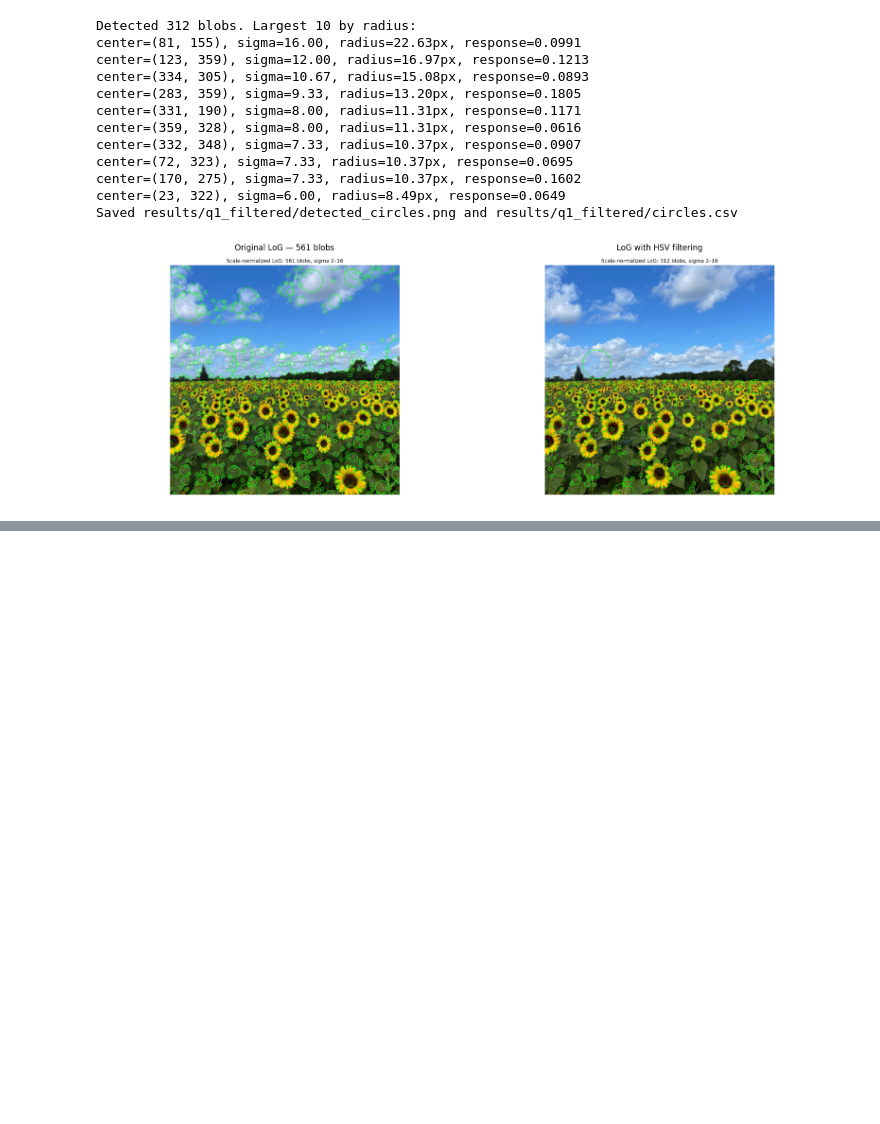
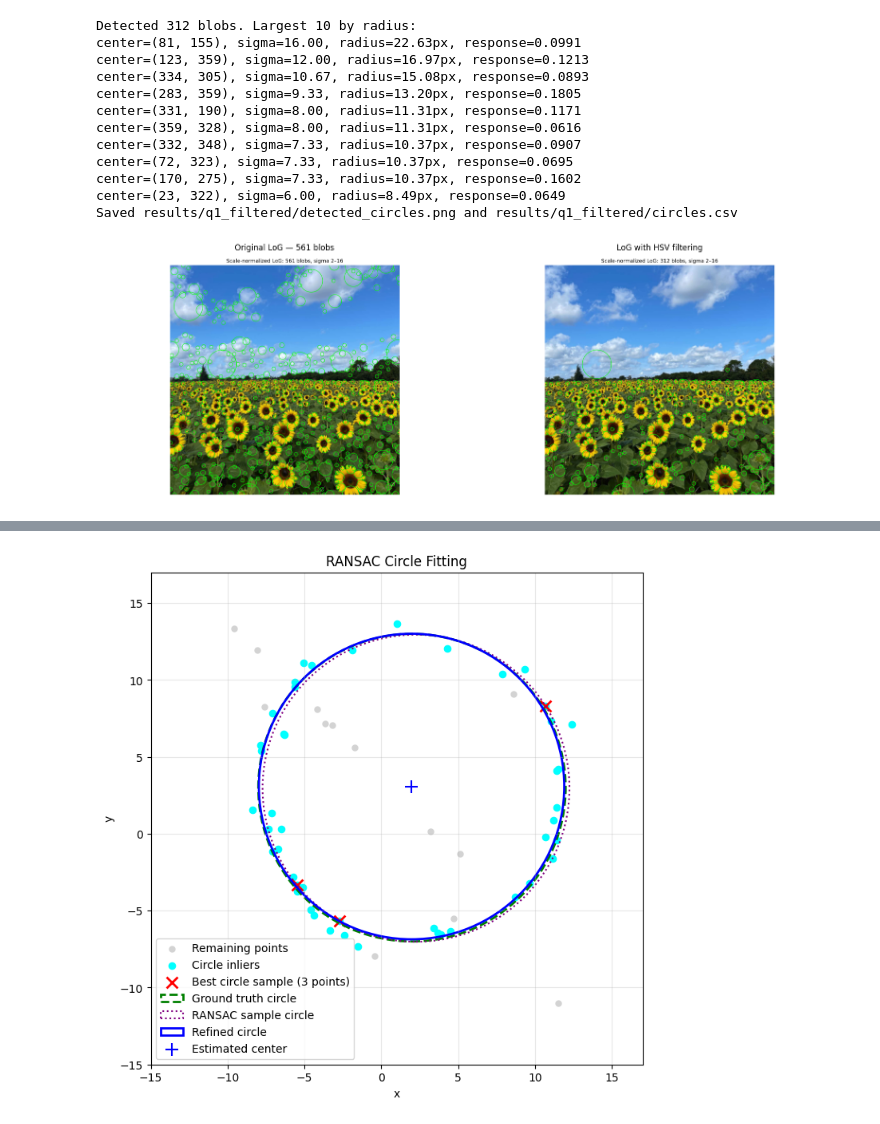
Before and after one commit to NisalJayaweera/EN3160-Fitting-and-Alignment, a Jupyter notebook: notebooks/Q1_Sunflower_Blob_Detection.ipynb, the cells around one changed output, grey strips where cells are left out. Drawn from its saved outputs; the diff is of its cells as text; code cells hidden in the pictures; blank space fills up the shorter version.

```diff
--- a/notebooks/Q1_Sunflower_Blob_Detection.ipynb
+++ b/notebooks/Q1_Sunflower_Blob_Detection.ipynb
@@ -172,0 +573,93 @@ plt.show()
+# %%
+
+fig, ax = plt.subplots(figsize=(8, 8))
+
+# Remaining points
+ax.scatter(
+    X_remaining[:, 0],
+    X_remaining[:, 1],
+    s=25,
+    color="lightgray",
+    label="Remaining points"
+)
+
+# Circle inliers
+circle_inliers = X_remaining[circle_result["inliers"]]
+
+ax.scatter(
+    circle_inliers[:, 0],
+    circle_inliers[:, 1],
+    s=35,
+    color="cyan",
+    label="Circle inliers"
+)
+
+# Best RANSAC sample
+sample = X_remaining[circle_result["sample_indices"]]
+
+ax.scatter(
+    sample[:, 0],
+    sample[:, 1],
+    s=100,
+    color="red",
+    marker="x",
+    linewidth=2,
+    label="Best circle sample (3 points)"
+)
+
+# Ground truth circle
+gt_circle = plt.Circle(
+    (x0_gt, y0_gt),
+    r_gt,
+    fill=False,
+    edgecolor="green",
+    linewidth=2,
+    linestyle="--",
+    label="Ground truth circle"
+)
+ax.add_patch(gt_circle)
+
+# Circle from best RANSAC sample
+sx, sy, sr = circle_result["sample_model"]
+
+sample_circle = plt.Circle(
+    (sx, sy),
+    sr,
+    fill=False,
+    edgecolor="purple",
+    linewidth=1.5,
+    linestyle=":",
+    label="RANSAC sample circle"
+)
+ax.add_patch(sample_circle)
+
+# Refined circle
+fitted_circle = plt.Circle(
+    (xc, yc),
+    r,
+    fill=False,
+    edgecolor="blue",
+    linewidth=2,
+    label="Refined circle"
+)
+ax.add_patch(fitted_circle)
+
+ax.scatter(
+    [xc], [yc],
+    marker="+",
+    s=120,
+    color="blue",
+    label="Estimated center"
+)
+
+ax.set_xlim(-15, 17)
+ax.set_ylim(-15, 17)
+ax.set_aspect("equal")
+ax.set_xlabel("x")
+ax.set_ylabel("y")
+ax.set_title("RANSAC Circle Fitting")
+ax.grid(alpha=0.3)
+ax.legend()
+plt.show()
+# %% [output]
+[figure, added]
```
Also changed, not shown: parts of 16 cells of this notebook.
